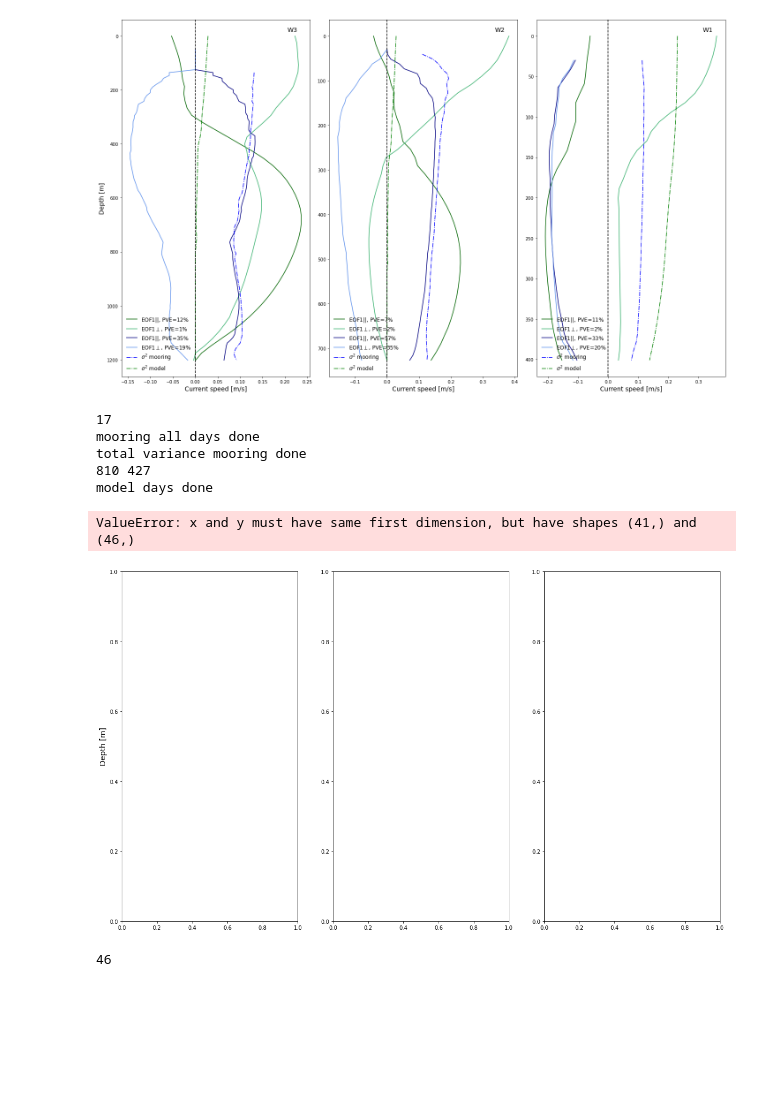
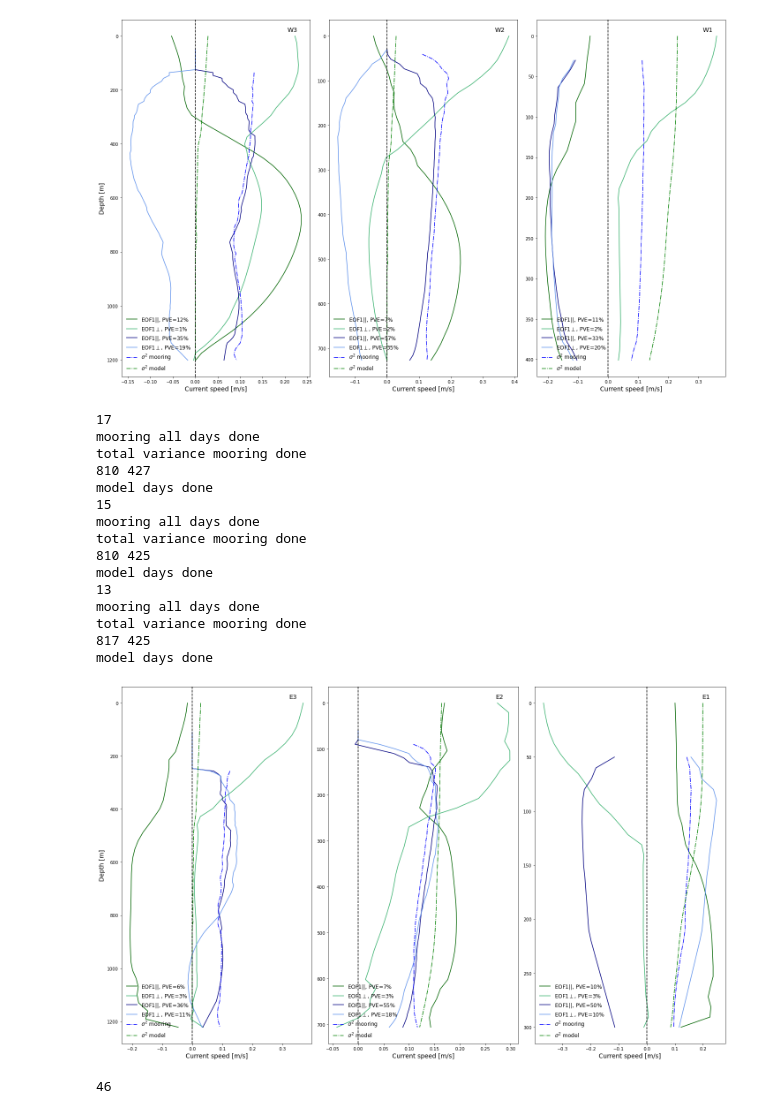
Before and after one commit to kaje2301/Master_2022, a Jupyter notebook: EOF_not_normalized.ipynb, the cells around one changed output. Cells and saved outputs as stored; diff of their text form; code cells hidden in the pictures; blank space fills up the shorter version.

```diff
--- a/EOF_not_normalized.ipynb
+++ b/EOF_not_normalized.ipynb
@@ -896,7 +896,6 @@ for axs, i, b, t, m in zip(axs.flat,[17,15,13], [1222,706,300], [110,60,50],['E3
     print('mooring all days done')
 
     # tot. varians moor.
-    #p_, o_ = rot(vel_l_[i][0],vel_l_[i][1],vec)
     var_mr = tot_var_DEPTH(vel_l_[i][0],vel_l_[i][1])
     print('total variance mooring done')
 
@@ -904,14 +903,18 @@ for axs, i, b, t, m in zip(axs.flat,[17,15,13], [1222,706,300], [110,60,50],['E3
     x = moor_l[i][0]
     y = moor_l[i][1]
     print(x,y)
+
     if i==17:
         d=41
 
     if i==15:
         d=35
 
-    else:
-        d = bathym.isel(x=x,y=y).values-1
+    if i==13:
+        d=33
+    #else:
+    #    d = bathym.isel(x=x,y=y).values-1
+
     dyp_mr = np.linspace(t,b,len(p.DEPTH))
     dyp_vmr = np.linspace(t,b,len(var_mr))
     dyp_mo = np.linspace(0,b,d)
@@ -930,35 +933,44 @@ for axs, i, b, t, m in zip(axs.flat,[17,15,13], [1222,706,300], [110,60,50],['E3
 
     #-------------------------------------------------------------------------------------------------------
     #Plotting:
 
     # Plotting EOF mod, GREEEN
     axs.plot(PCAp1,dyp_mo, label= f'EOF1$||$, PVE={PVE1p}%', color='darkgreen')  # linestyle='--',
     axs.plot(PCAo1,dyp_mo, label= f'EOF1$\perp$, PVE={PVE1o}%', color='mediumseagreen')
     # Plotting EOF moor, BLUE
     axs.plot(EOFp,dyp_mr, label= f'EOF1$||$, PVE={PVEp}%', color='navy')
     axs.plot(EOFo,dyp_mr, label= f'EOF1$\perp$, PVE={PVEo}%', color='cornflowerblue')
     # Plottign EOF moor 5 dager average, BLUE --
 
     # Plotting mod and moor tot.varians with depth
     axs.plot(var_mr,dyp_vmr, linestyle='-.', label= f'$\sigma^2$ mooring', color='b')
     axs.plot(var_mo,dyp_mo, linestyle='-.', label= f'$\sigma^2$ model', color='g')
 
     axs.axvline(0, color='k', linestyle = '--')
     axs.invert_yaxis()
     axs.set_xlabel('Current speed [m/s]', fontsize=14)
     axs.legend(frameon=False, fontsize=12, loc="lower left")
     axs.text(0.88, 0.98, f'{m}', color='k', fontsize=14, transform=axs.transAxes, verticalalignment='top')
 fig.tight_layout()
 
 plt.savefig('EOF_NSvalbard_not_norm_east.pdf', dpi = 300)
 # %% [output]
 17
 mooring all days done
 total variance mooring done
 810 427
 model days done
+15
+mooring all days done
+total variance mooring done
+810 425
+model days done
+13
+mooring all days done
+total variance mooring done
+817 425
+model days done
-ValueError: x and y must have same first dimension, but have shapes (41,) and (46,)
-[figure, old version]
+[figure, new version]
 # %%
 len(dyp_mo)
 # %% [output]
```
Also changed, not shown: parts of 3 cells of this notebook, 1 other file.
